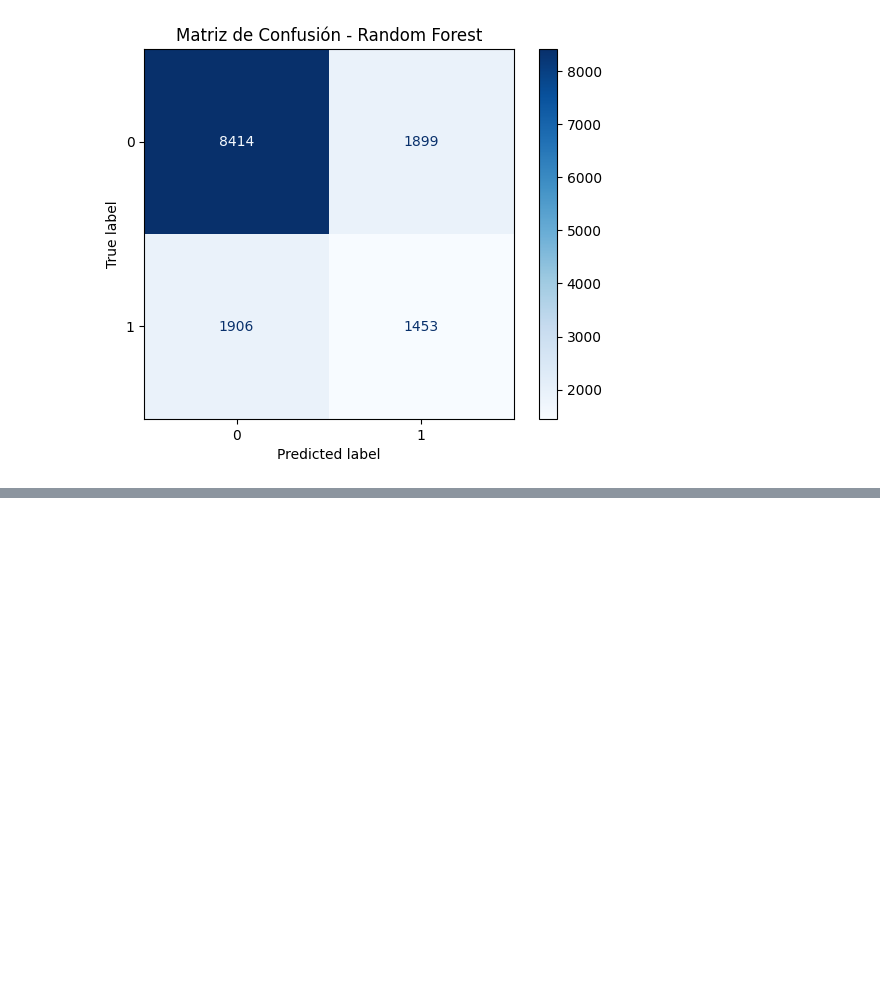
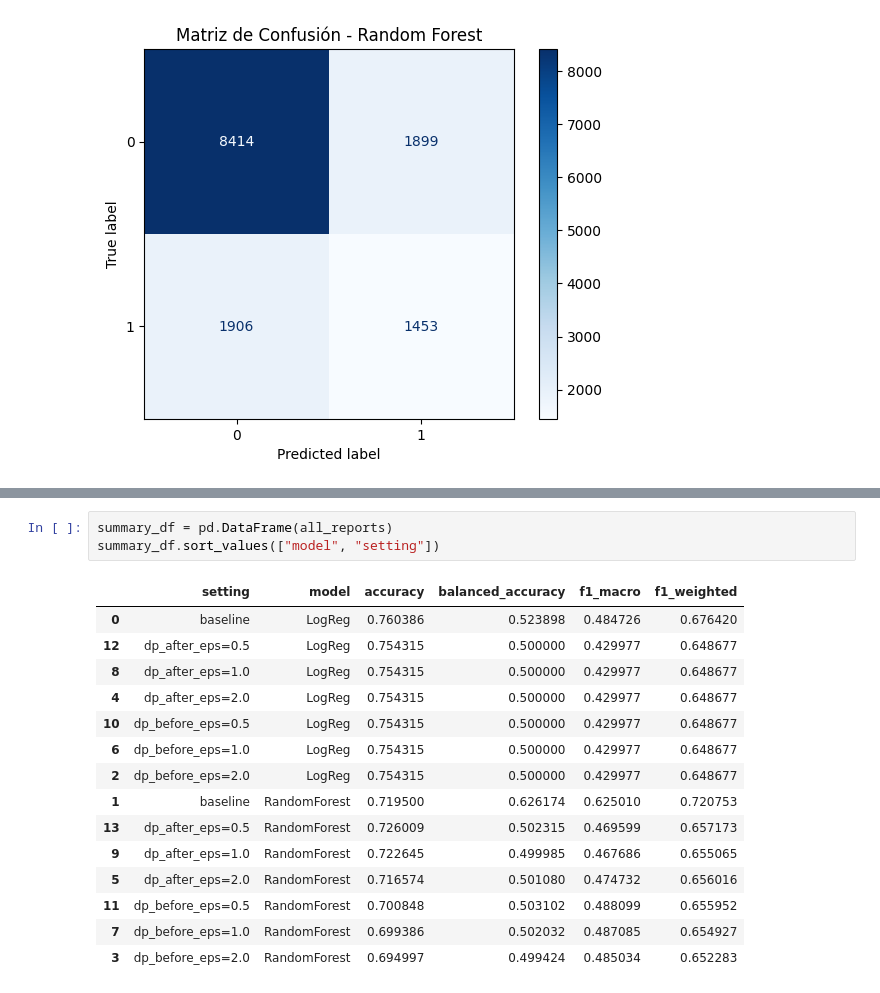
Before and after one commit to tjpoa/aih-privacy, a Jupyter notebook: notebooks/04_baseline_ml.ipynb, the cells around one changed output, grey strips where cells are left out. Drawn from its saved outputs; the diff is of its cells as text; blank space fills up the shorter version.

Commit message:
added baseline + dp after and before

```diff
--- a/notebooks/04_baseline_ml.ipynb
+++ b/notebooks/04_baseline_ml.ipynb
@@ -179,0 +373,19 @@ summary
+# %%
+summary_df = pd.DataFrame(all_reports)
+summary_df.sort_values(["model", "setting"])
+# %% [output]
+|  | setting | model | accuracy | balanced_accuracy | f1_macro | f1_weighted |
+| 0 | baseline | LogReg | 0.760386 | 0.523898 | 0.484726 | 0.676420 |
+| 12 | dp_after_eps=0.5 | LogReg | 0.754315 | 0.500000 | 0.429977 | 0.648677 |
+| 8 | dp_after_eps=1.0 | LogReg | 0.754315 | 0.500000 | 0.429977 | 0.648677 |
+| 4 | dp_after_eps=2.0 | LogReg | 0.754315 | 0.500000 | 0.429977 | 0.648677 |
+| 10 | dp_before_eps=0.5 | LogReg | 0.754315 | 0.500000 | 0.429977 | 0.648677 |
+| 6 | dp_before_eps=1.0 | LogReg | 0.754315 | 0.500000 | 0.429977 | 0.648677 |
+| 2 | dp_before_eps=2.0 | LogReg | 0.754315 | 0.500000 | 0.429977 | 0.648677 |
+| 1 | baseline | RandomForest | 0.719500 | 0.626174 | 0.625010 | 0.720753 |
+| 13 | dp_after_eps=0.5 | RandomForest | 0.726009 | 0.502315 | 0.469599 | 0.657173 |
+| 9 | dp_after_eps=1.0 | RandomForest | 0.722645 | 0.499985 | 0.467686 | 0.655065 |
+| 5 | dp_after_eps=2.0 | RandomForest | 0.716574 | 0.501080 | 0.474732 | 0.656016 |
+| 11 | dp_before_eps=0.5 | RandomForest | 0.700848 | 0.503102 | 0.488099 | 0.655952 |
+| 7 | dp_before_eps=1.0 | RandomForest | 0.699386 | 0.502032 | 0.487085 | 0.654927 |
+| 3 | dp_before_eps=2.0 | RandomForest | 0.694997 | 0.499424 | 0.485034 | 0.652283 |
```
Also changed, not shown: parts of 16 cells of this notebook.
